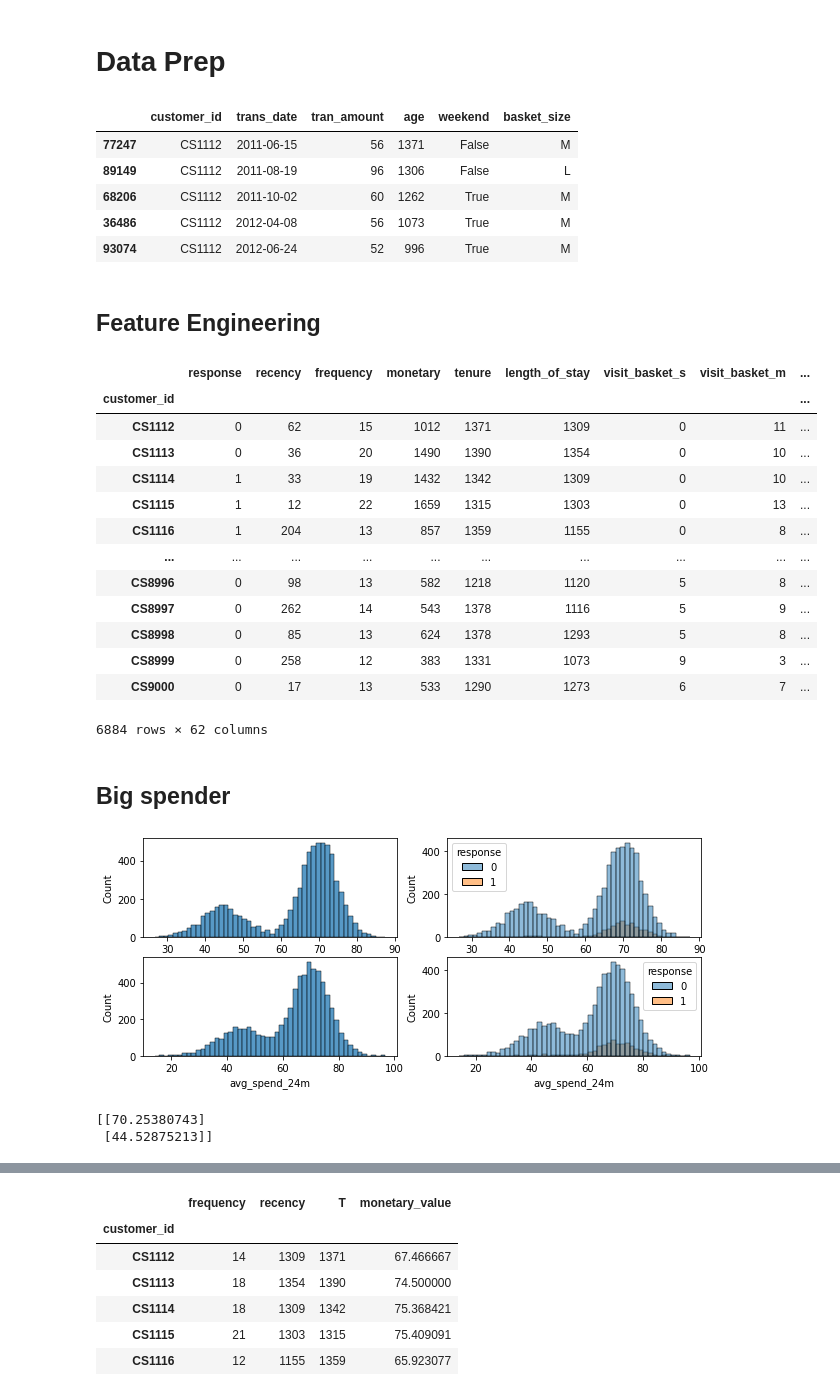
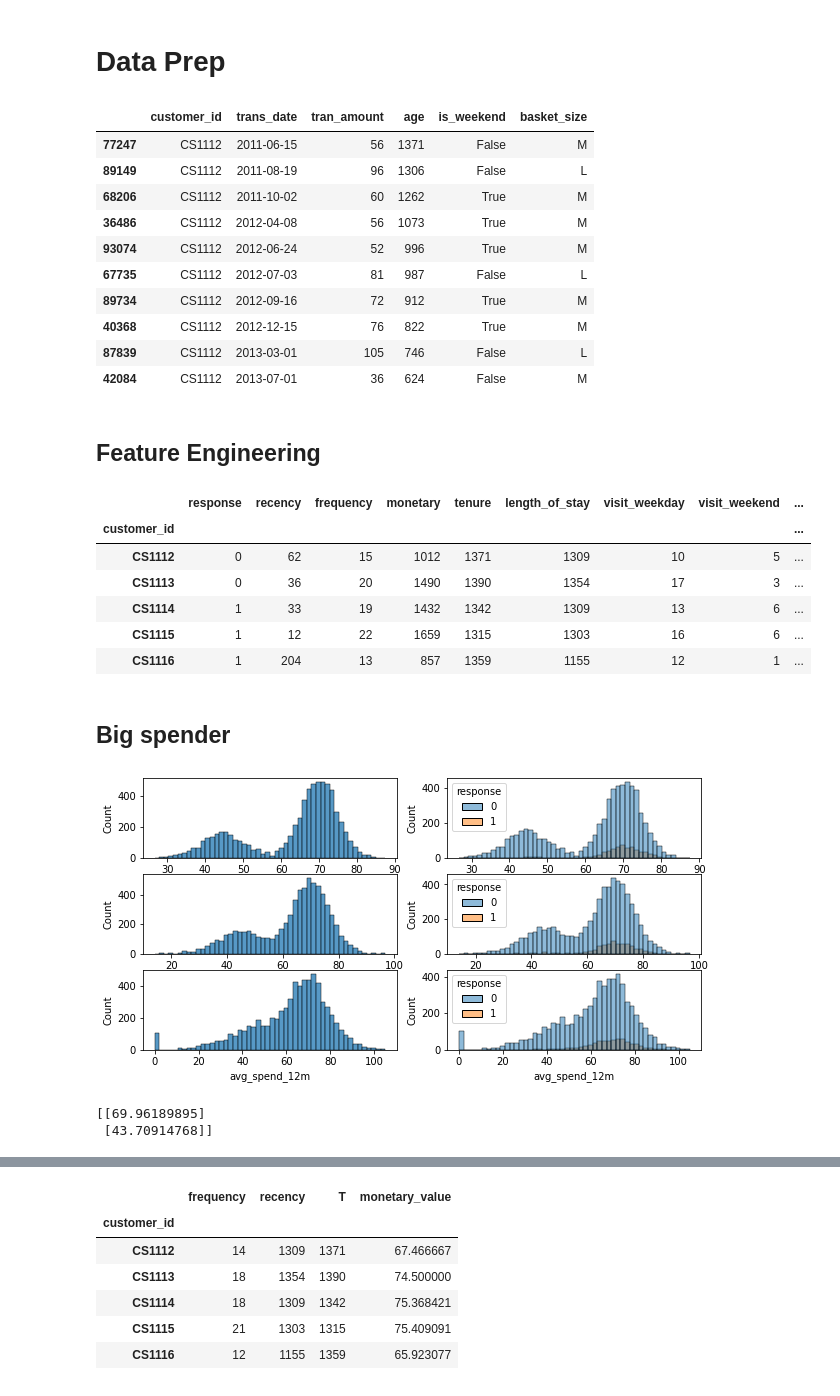
Before and after one commit to tanatiem/BADS7105-CRM-Analytics, a Jupyter notebook: Homework 08 - Campaign Response Model/hw08-campaign-response-model.ipynb, the cells around one changed output, grey strips where cells are left out. Drawn from its saved outputs; the diff is of its cells as text; code cells hidden in the pictures.

```diff
--- a/Homework 08 - Campaign Response Model/hw08-campaign-response-model.ipynb
+++ b/Homework 08 - Campaign Response Model/hw08-campaign-response-model.ipynb
@@ -164,20 +168,25 @@ plt.title('Cohort Analysis - Monthly Retention Rate (%)');
 campaign_date = dt.datetime(2015,3,17)
 
 df_transactions['age'] = (campaign_date - df_transactions['trans_date']).dt.days
-df_transactions['weekend'] = df_transactions['trans_date'].dt.weekday.isin([5,6])
+df_transactions['is_weekend'] = df_transactions['trans_date'].dt.weekday.isin([5,6])
 
 basket_cuts = [0,35,80,float('inf')]
 df_transactions['basket_size'] = pd.cut(df_transactions['tran_amount'], basket_cuts, right=False, labels=['S','M','L'])
 
 df_transactions = df_transactions.sort_values(['customer_id','trans_date'])
-df_transactions.head()
+df_transactions.head(10)
 # %% [output]
-|  | customer_id | trans_date | tran_amount | age | weekend | basket_size |
+|  | customer_id | trans_date | tran_amount | age | is_weekend | basket_size |
 | 77247 | CS1112 | 2011-06-15 | 56 | 1371 | False | M |
 | 89149 | CS1112 | 2011-08-19 | 96 | 1306 | False | L |
 | 68206 | CS1112 | 2011-10-02 | 60 | 1262 | True | M |
 | 36486 | CS1112 | 2012-04-08 | 56 | 1073 | True | M |
 | 93074 | CS1112 | 2012-06-24 | 52 | 996 | True | M |
+| 67735 | CS1112 | 2012-07-03 | 81 | 987 | False | L |
+| 89734 | CS1112 | 2012-09-16 | 72 | 912 | True | M |
+| 40368 | CS1112 | 2012-12-15 | 76 | 822 | True | M |
+| 87839 | CS1112 | 2013-03-01 | 105 | 746 | False | L |
+| 42084 | CS1112 | 2013-07-01 | 36 | 624 | False | M |
 # %% [markdown]
 ## Feature Engineering
 # %%
@@ -188,6 +197,12 @@ df = df_transactions.groupby('customer_id').agg(
         tenure=('age', max),
         length_of_stay=('age', lambda x: x.max() - x.min()),
      )
+
+# weekend stats
+weekend_df = df_transactions.groupby(['customer_id','is_weekend'])['tran_amount'].agg(['size','sum','mean']).unstack(fill_value=0)
+weekend_df.columns = ['visit_weekday','visit_weekend','spend_weekday','spend_weekend','ticket_size_weekday','ticket_size_weekend']
+df = df.join(weekend_df)
+
 # basket size stats
 basket_size_df = df_transactions.groupby(['customer_id','basket_size'])['tran_amount'].agg(['size','sum']).unstack()
 basket_size_df.columns = ['visit_basket_s','visit_basket_m','visit_basket_l','spend_basket_s','spend_basket_m','spend_basket_l']
@@ -201,6 +216,7 @@ df = df.join(df_transactions.groupby('customer_id').agg(
 
 ))
 
+# Time to Event
 event_df = df_transactions.groupby(['customer_id','trans_date']).size().reset_index(name='num_trans')
 event_df['prev_date'] = event_df.groupby('customer_id')['trans_date'].shift(1)
 event_df['num_repeat_sameday'] = event_df['num_trans'] - 1
@@ -212,8 +228,9 @@ df = df.join(event_df.groupby('customer_id').agg(avg_duration=('duration','mean'
                                                 num_repeat_sameday=('num_repeat_sameday','sum')))
 
 # df['recency_score'] = (df['recency'] - df['avg_duration'])/df['std_duration']
-df['recency_score'] = np.log(df['recency'] / df['avg_duration'])
+# df['recency_score'] = np.log(df['recency'] / df['avg_duration'])
 
+# RFM & Time to event for each past X months
 periods = [6, 12, 18, 24]
 for n in periods:
     window_df = df_transactions[df_transactions.trans_date > df_transactions.trans_date.max() - relativedelta(months=n)]
@@ -243,40 +260,36 @@ df['velocity_monetary_12_24'] = df['avg_spend_12m'] / (df['monetary_24m']/24)
 
 df.fillna(0, inplace=True)
 df = df_response.set_index('customer_id').join(df)
-df
+df.head()
 # %% [output]
-|  | response | recency | frequency | monetary | tenure | length_of_stay | visit_basket_s | visit_basket_m | ... |
+|  | response | recency | frequency | monetary | tenure | length_of_stay | visit_weekday | visit_weekend | ... |
 | customer_id |  |  |  |  |  |  |  |  | ... |
-| CS1112 | 0 | 62 | 15 | 1012 | 1371 | 1309 | 0 | 11 | ... |
-| CS1113 | 0 | 36 | 20 | 1490 | 1390 | 1354 | 0 | 10 | ... |
-| CS1114 | 1 | 33 | 19 | 1432 | 1342 | 1309 | 0 | 10 | ... |
-| CS1115 | 1 | 12 | 22 | 1659 | 1315 | 1303 | 0 | 13 | ... |
-| CS1116 | 1 | 204 | 13 | 857 | 1359 | 1155 | 0 | 8 | ... |
-| ... | ... | ... | ... | ... | ... | ... | ... | ... | ... |
-| CS8996 | 0 | 98 | 13 | 582 | 1218 | 1120 | 5 | 8 | ... |
-| CS8997 | 0 | 262 | 14 | 543 | 1378 | 1116 | 5 | 9 | ... |
-| CS8998 | 0 | 85 | 13 | 624 | 1378 | 1293 | 5 | 8 | ... |
-| CS8999 | 0 | 258 | 12 | 383 | 1331 | 1073 | 9 | 3 | ... |
-| CS9000 | 0 | 17 | 13 | 533 | 1290 | 1273 | 6 | 7 | ... |
+| CS1112 | 0 | 62 | 15 | 1012 | 1371 | 1309 | 10 | 5 | ... |
+| CS1113 | 0 | 36 | 20 | 1490 | 1390 | 1354 | 17 | 3 | ... |
+| CS1114 | 1 | 33 | 19 | 1432 | 1342 | 1309 | 13 | 6 | ... |
+| CS1115 | 1 | 12 | 22 | 1659 | 1315 | 1303 | 16 | 6 | ... |
+| CS1116 | 1 | 204 | 13 | 857 | 1359 | 1155 | 12 | 1 | ... |
-6884 rows × 62 columns
 # %% [markdown]
 ## Big spender
 # %%
-fig, axes = plt.subplots(2,2, figsize=(10,4))
+fig, axes = plt.subplots(3,2, figsize=(10,5))
 axes = axes.ravel()
 sns.histplot(data=df, x='ticket_size',bins=50, ax=axes[0])
 sns.histplot(data=df, x='ticket_size',bins=50, hue='response', ax=axes[1])
 sns.histplot(data=df, x='avg_spend_24m',bins=50, ax=axes[2])
 sns.histplot(data=df, x='avg_spend_24m',bins=50, hue='response', ax=axes[3])
+sns.histplot(data=df, x='avg_spend_12m',bins=50, ax=axes[4])
+sns.histplot(data=df, x='avg_spend_12m',bins=50, hue='response', ax=axes[5])
 plt.show();
 # %% [output]
-[figure, old version]
+[figure, new version]
 # %%
 from sklearn.mixture import GaussianMixture
 
 random_state = 18
 # data = df[['ticket_size']].copy() # not using LTD, maybe
-data = df[['avg_spend_24m']].copy()
+# data = df[['avg_spend_24m']].copy()
+data = df[['avg_spend_12m']].copy()
 gm = GaussianMixture(n_components=2, random_state=random_state).fit(data)
 labels = gm.predict(data)
 prob = gm.predict_proba(data)
@@ -285,7 +298,7 @@ data['prob_big_spender'] = np.round(prob[:,0],6)
 data['response'] = df['response']
 print(gm.means_)
 # %% [output]
-[[70.25380743]
- [44.52875213]]
+[[69.96189895]
+ [43.70914768]]
 # %%
 # temp = data.groupby('is_big_spender').agg(count=('ticket_size','size'), response=('response','sum'))
```
Also changed, not shown: parts of 155 cells of this notebook.
